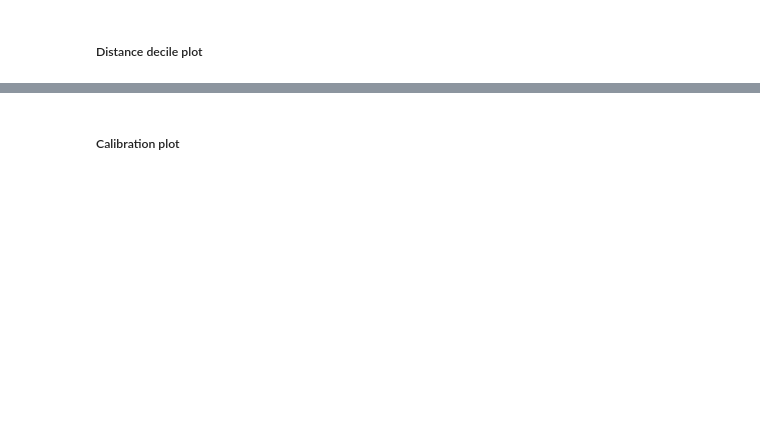
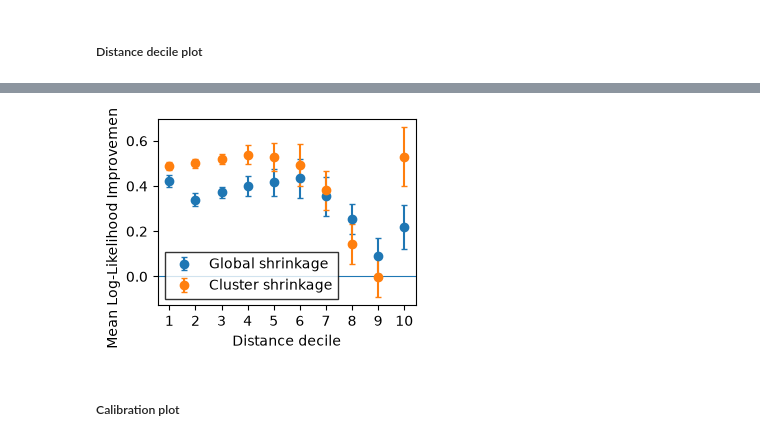
Before and after one commit to adam-broomhead/cybersecurity_thesis, a Jupyter notebook: notebooks/Pipeline_py/203_results_analysis.ipynb, the cells around one changed output, grey strips where cells are left out. Saved outputs shown, nothing was run; the diff lists cells and outputs as text; code cells hidden in the pictures; blank space fills up the shorter version.

```diff
--- a/notebooks/Pipeline_py/203_results_analysis.ipynb
+++ b/notebooks/Pipeline_py/203_results_analysis.ipynb
@@ -118,3 +129,10 @@ plt.show()
+# %%
+distance_decile = l.load_results(ut.results_dir, 'distance_decile')
+fig, ax = m.declile_log_likelihood_plot(decile_results=distance_decile, x_label='Distance decile', relative=True)
+# fig.savefig(f'{outputs_dir}/distance_decile_relative.pdf', bbox_inches='tight', pad_inches=0.02)
+plt.show()
+# %% [output]
+[figure, added]
 # %% [markdown]
 ##### Calibration plot
 # %%
```
Also changed, not shown: parts of 10 cells of this notebook, 5 other files.
